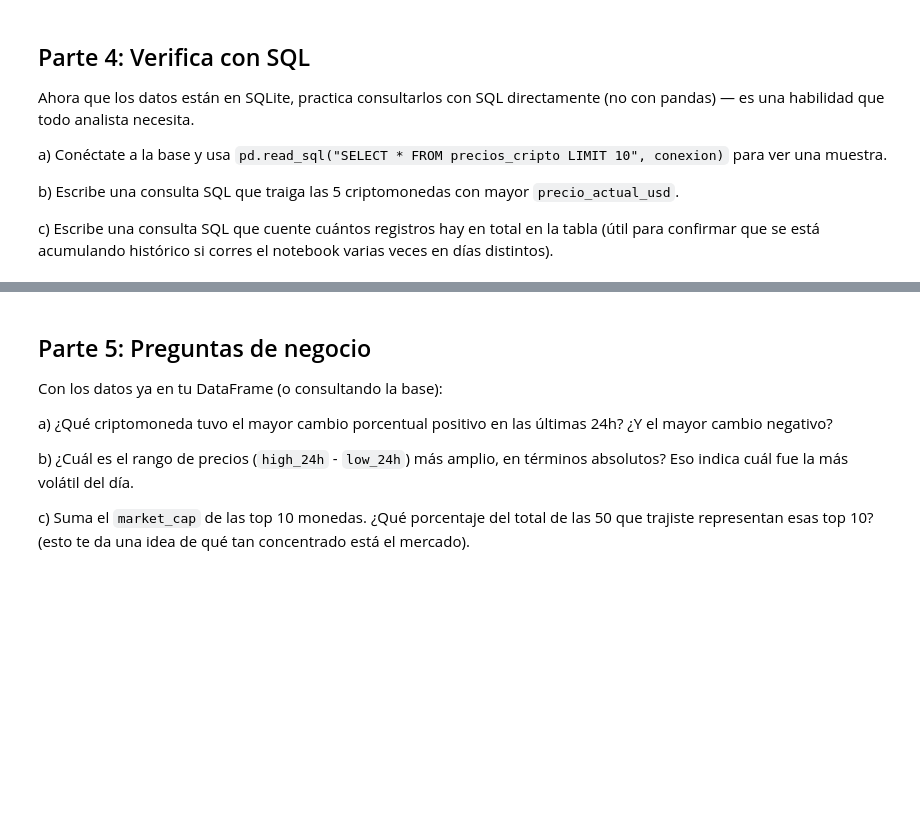
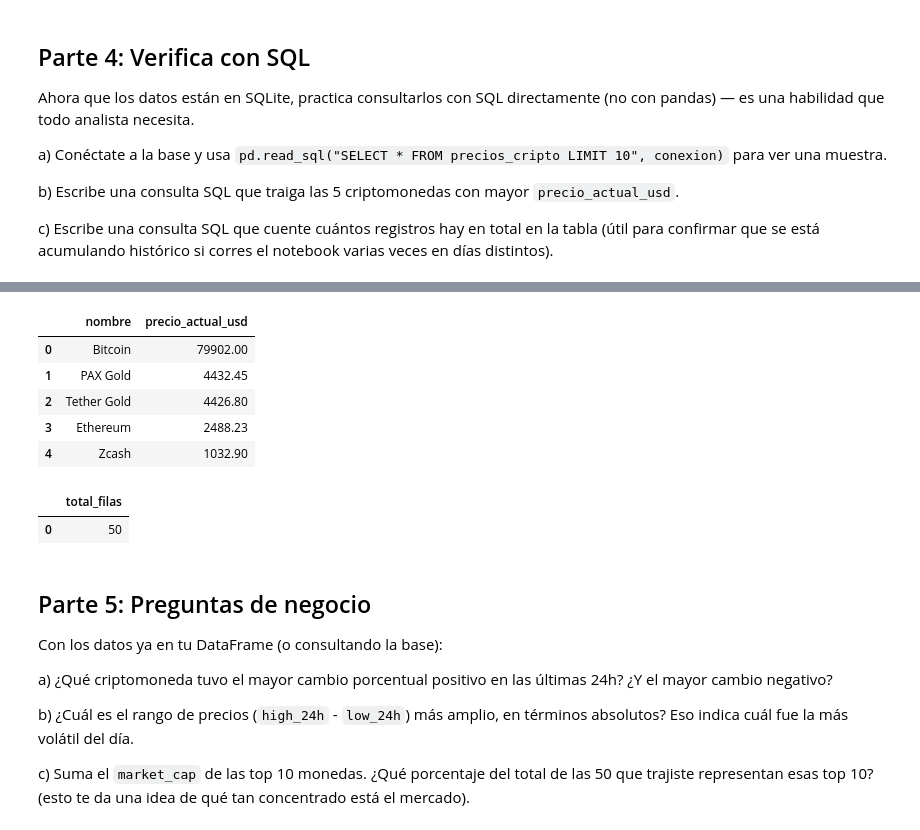
Before and after one commit to javisdata/portafolio-analisis, a Jupyter notebook: 02-etl-api-criptomonedas/notebooks/etl.ipynb, the cells around one changed output, grey strips where cells are left out. Drawn from its saved outputs; the diff is of its cells as text; code cells hidden in the pictures; blank space fills up the shorter version.

```diff
--- a/02-etl-api-criptomonedas/notebooks/etl.ipynb
+++ b/02-etl-api-criptomonedas/notebooks/etl.ipynb
@@ -199,3 +232,29 @@ c) Escribe una consulta SQL que cuente cuántos registros hay en total en la tab
+# %%
+# b) Consultamos con SQL: seleccionamos nombre y precio, ordenamos de mayor a menor precio,
+# y nos quedamos solo con los primeros 5 resultados (equivalente a un "top 5")
+top5_precio = pd.read_sql("""
+    SELECT nombre, precio_actual_usd
+    FROM precios_cripto
+    ORDER BY precio_actual_usd DESC
+    LIMIT 5
+""", conexion)
+
+top5_precio
+# %% [output]
+|  | nombre | precio_actual_usd |
+| 0 | Bitcoin | 79902.00 |
+| 1 | PAX Gold | 4432.45 |
+| 2 | Tether Gold | 4426.80 |
+| 3 | Ethereum | 2488.23 |
+| 4 | Zcash | 1032.90 |
+# %%
+# c) Consultamos con SQL cuantas filas (registros) tiene la tabla en total
+total = pd.read_sql("SELECT COUNT(*) as total_filas FROM precios_cripto", conexion)
+
+total
+# %% [output]
+|  | total_filas |
+| 0 | 50 |
 # %% [markdown]
 ## Parte 5: Preguntas de negocio
 
```
Also changed, not shown: parts of 4 cells of this notebook, 1 other file.
